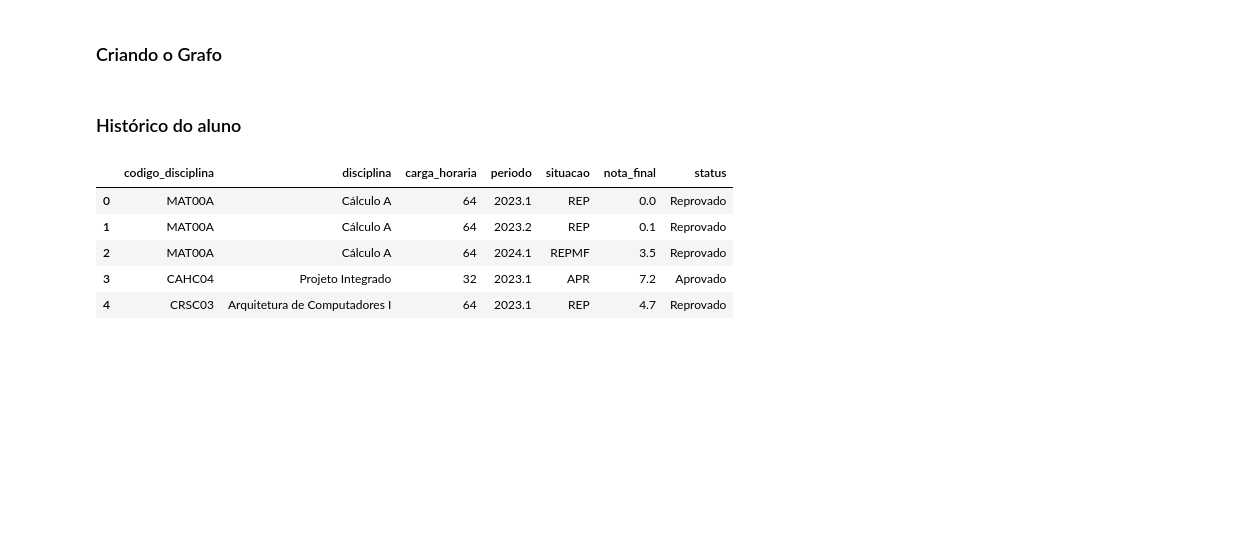
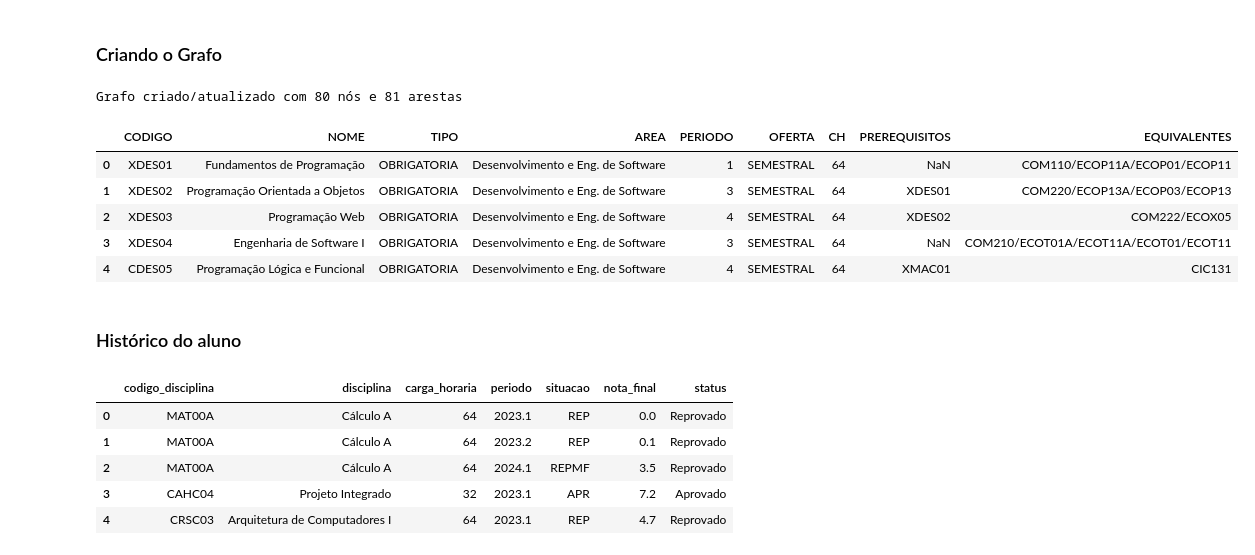
Before and after one commit to JoaoPedroGarciaTorezan/Trabalho-de-Grafos, a Jupyter notebook: praticaGraficoJup.ipynb, the cells around one changed output. Cells and saved outputs as stored; diff of their text form; code cells hidden in the pictures; blank space fills up the shorter version.

Commit message:
O grafo esta sendo montado a partir do csv do currículo

```diff
--- a/praticaGraficoJup.ipynb
+++ b/praticaGraficoJup.ipynb
@@ -487,3 +464,68 @@ for disciplina in disciplinas.values():
+# %%
+# Carrega o currículo e (re)constrói o grafo a partir do CSV
+df_curr = pd.read_csv("curriculo_cco.csv")
+
+# Garante que `grafo` seja um DiGraph (mantém o nome usado nas demais células)
+grafo = nx.DiGraph()
+
+# Adiciona/atualiza nós com os objetos em `disciplinas` (ou cria novos se necessário)
+for _, row in df_curr.iterrows():
+    codigo = str(row['CODIGO']).strip()
+    nome = row.get('NOME', codigo)
+    ch = int(row['CH']) if pd.notna(row.get('CH')) else 64
+
+    d = disciplinas.get(codigo)
+    if d is None:
+        d = Disciplina(codigo, nome, ch)
+        disciplinas[codigo] = d
+    else:
+        # atualiza nome e carga caso o CSV tenha dados mais completos
+        d.nome = nome
+        d.carga_horaria = ch
+
+    # metadados se presentes
+    if pd.notna(row.get('TIPO')):
+        d.tipo = row['TIPO']
+    if pd.notna(row.get('OFERTA')):
+        d.oferta = row['OFERTA']
+    if pd.notna(row.get('AREA')):
+        d.area = row['AREA']
+
+    grafo.add_node(d)
+
+# Adiciona arestas a partir da coluna PREREQUISITOS (separador '|' ou ',')
+for _, row in df_curr.iterrows():
+    codigo = str(row['CODIGO']).strip()
+    d = disciplinas.get(codigo)
+    prereqs = row.get('PREREQUISITOS')
+    if pd.isna(prereqs) or str(prereqs).strip() == "":
+        continue
+
+    # normaliza separadores e divide em códigos
+    parts = [p.strip() for p in str(prereqs).replace(',', '|').split('|') if p.strip()]
+    for pcode in parts:
+        pre = disciplinas.get(pcode)
+        if pre is None:
+            pre = Disciplina(pcode, pcode, 64)
+            disciplinas[pcode] = pre
+            grafo.add_node(pre)
+
+        # atualiza lista de pré-requisitos do objeto (sem duplicar)
+        if pre not in d.pre_requisitos:
+            d.adicionar_pre_requisito(pre)
+
+        grafo.add_edge(pre, d)
+
+print(f"Grafo criado/atualizado com {grafo.number_of_nodes()} nós e {grafo.number_of_edges()} arestas")
+df_curr.head()
+# %% [output]
+Grafo criado/atualizado com 80 nós e 81 arestas
+|  | CODIGO | NOME | TIPO | AREA | PERIODO | OFERTA | CH | PREREQUISITOS | EQUIVALENTES |
+| 0 | XDES01 | Fundamentos de Programação | OBRIGATORIA | Desenvolvimento e Eng. de Software | 1 | SEMESTRAL | 64 | NaN | COM110/ECOP11A/ECOP01/ECOP11 |
+| 1 | XDES02 | Programação Orientada a Objetos | OBRIGATORIA | Desenvolvimento e Eng. de Software | 3 | SEMESTRAL | 64 | XDES01 | COM220/ECOP13A/ECOP03/ECOP13 |
+| 2 | XDES03 | Programação Web | OBRIGATORIA | Desenvolvimento e Eng. de Software | 4 | SEMESTRAL | 64 | XDES02 | COM222/ECOX05 |
+| 3 | XDES04 | Engenharia de Software I | OBRIGATORIA | Desenvolvimento e Eng. de Software | 3 | SEMESTRAL | 64 | NaN | COM210/ECOT01A/ECOT11A/ECOT01/ECOT11 |
+| 4 | CDES05 | Programação Lógica e Funcional | OBRIGATORIA | Desenvolvimento e Eng. de Software | 4 | SEMESTRAL | 64 | XMAC01 | CIC131 |
 # %% [markdown]
 ### Histórico do aluno
 # %%
```
Also changed, not shown: parts of 7 cells of this notebook.
